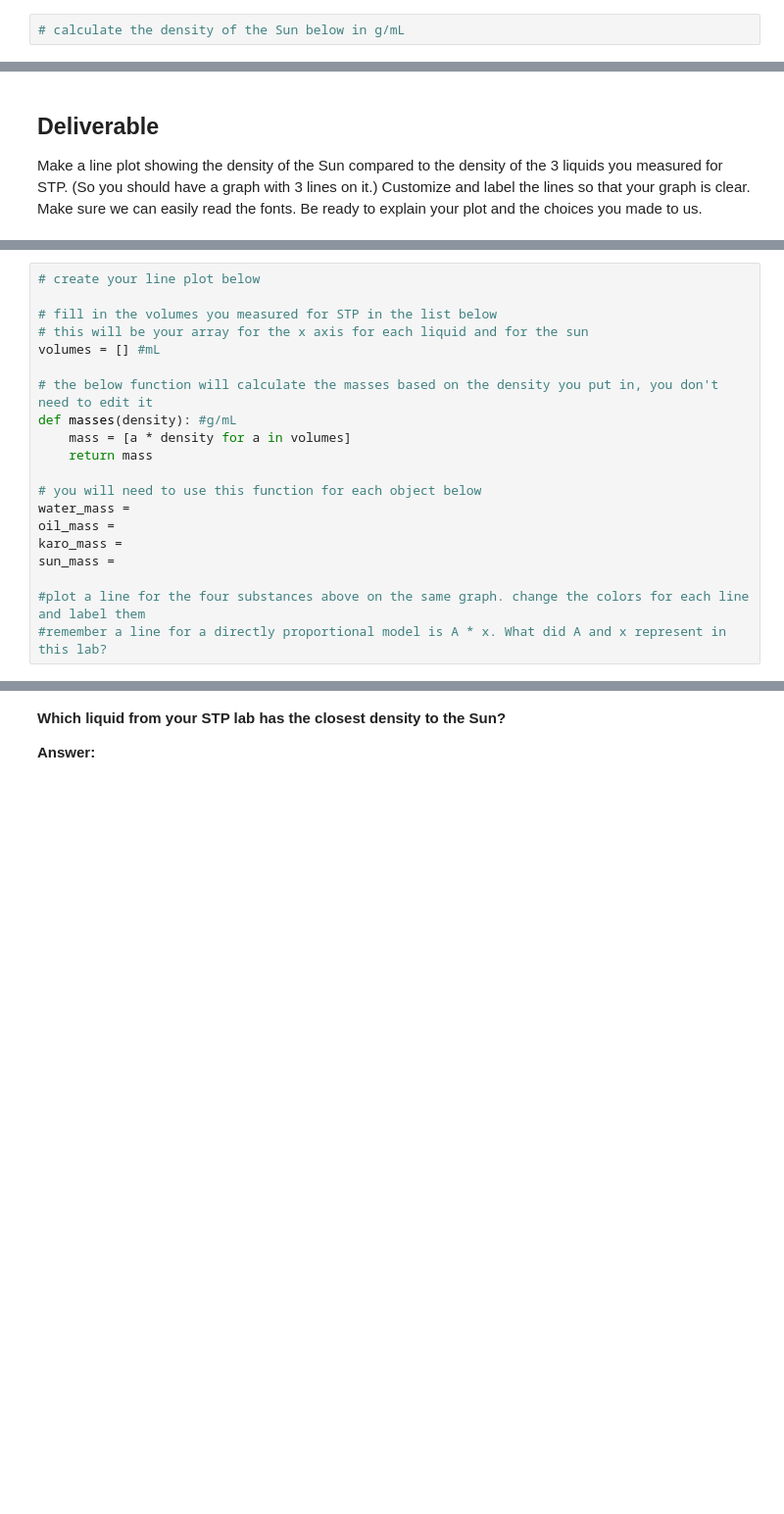
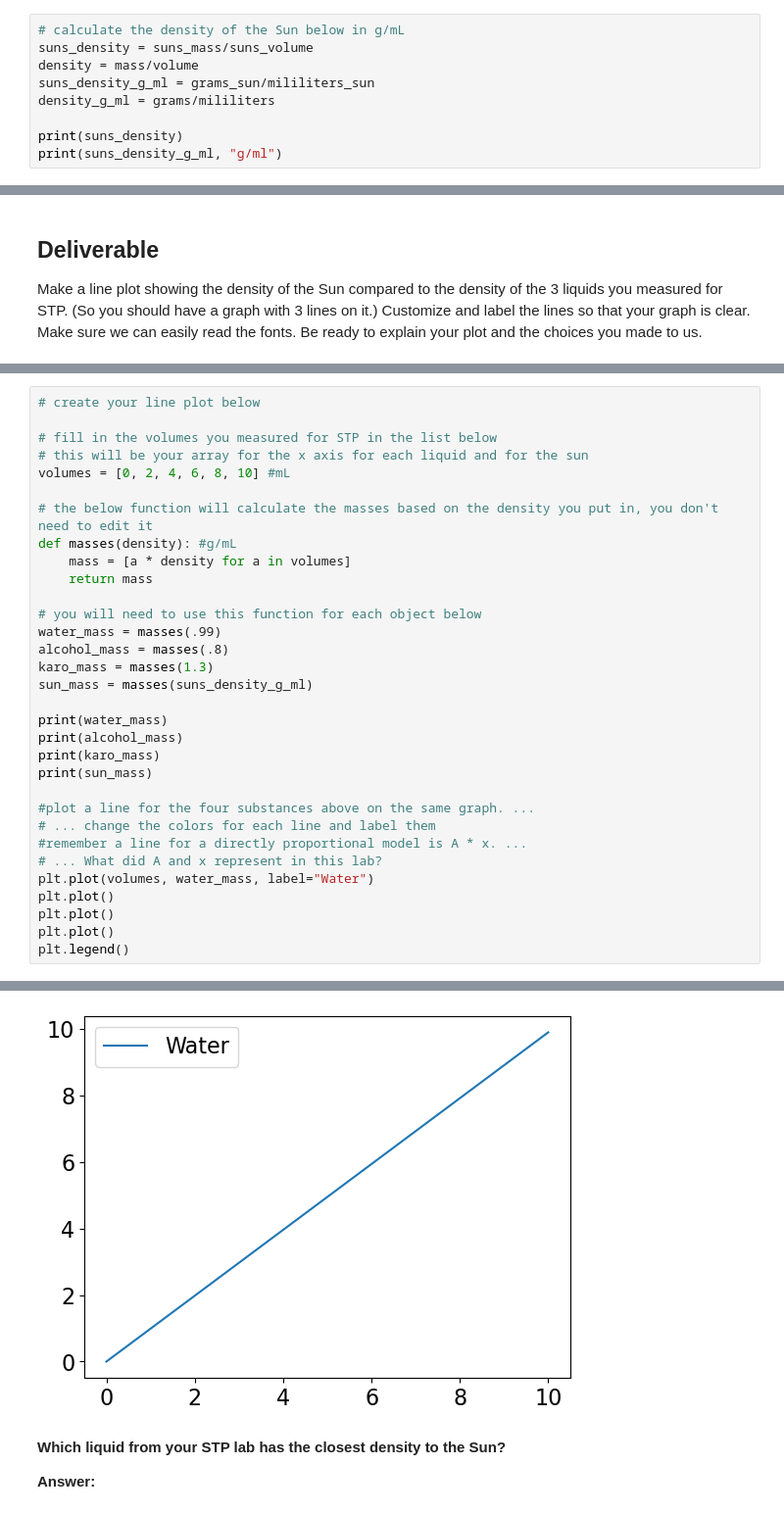
Before and after one commit to idontwantausername94/CFR-2025, a Jupyter notebook: Astro/Blank/1 - Stars Pt2 .ipynb, the cells around one changed output, grey strips where cells are left out. Shown at 98% size. Saved outputs shown, nothing was run; the diff lists cells and outputs as text; blank space fills up the shorter version.

```diff
--- a/Astro/Blank/1 - Stars Pt2 .ipynb
+++ b/Astro/Blank/1 - Stars Pt2 .ipynb
@@ -166,3 +243,10 @@ plt.show()
 Since a directly proportional model won't describe the data well, let's calculate the density of the Sun. Remember density is $\ \rm D = \frac{Mass}{Volume}$  . Make sure your density is g/mL
 # %%
 # calculate the density of the Sun below in g/mL
+suns_density = suns_mass/suns_volume
+density = mass/volume
+suns_density_g_ml = grams_sun/mililiters_sun
+density_g_ml = grams/mililiters
+
+print(suns_density)
+print(suns_density_g_ml, "g/ml")
@@ -175,7 +266,7 @@ Make a line plot showing the density of the Sun compared to the density of the 3
 
 # fill in the volumes you measured for STP in the list below
 # this will be your array for the x axis for each liquid and for the sun
-volumes = [] #mL
+volumes = [0, 2, 4, 6, 8, 10] #mL
 
 # the below function will calculate the masses based on the density you put in, you don't need to edit it
 def masses(density): #g/mL
@@ -183,10 +274,23 @@ def masses(density): #g/mL
     return mass
 
 # you will need to use this function for each object below
-water_mass =
-oil_mass =
-karo_mass =
-sun_mass =
+water_mass = masses(.99)
+alcohol_mass = masses(.8)
+karo_mass = masses(1.3)
+sun_mass = masses(suns_density_g_ml)
 
-#plot a line for the four substances above on the same graph. change the colors for each line and label them
-#remember a line for a directly proportional model is A * x. What did A and x represent in this lab?
+print(water_mass)
+print(alcohol_mass)
+print(karo_mass)
+print(sun_mass)
+
+#plot a line for the four substances above on the same graph. ...
+# ... change the colors for each line and label them
+#remember a line for a directly proportional model is A * x. ...
+# ... What did A and x represent in this lab?
+plt.plot(volumes, water_mass, label="Water")
+plt.plot()
+plt.plot()
+plt.plot()
+plt.legend()
+# %% [output]
@@ -193,3 +302,4 @@ sun_mass =
+[figure, added]
 # %% [markdown]
 **Which liquid from your STP lab has the closest density to the Sun?**
 
```
Also changed, not shown: parts of 11 cells of this notebook.
